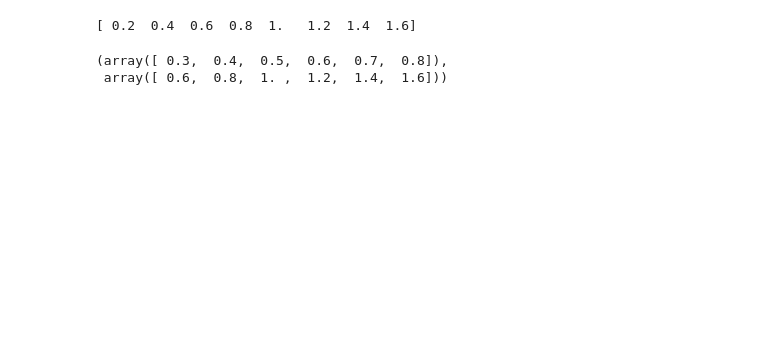
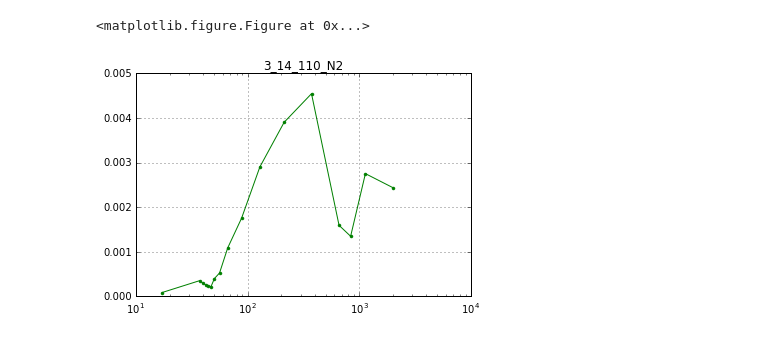
Before and after one commit to jianghan2013/gas-adsorption1, a Jupyter notebook: test.ipynb, the cells around one changed output. Saved outputs shown, nothing was run; the diff lists cells and outputs as text; code cells hidden in the pictures; blank space fills up the shorter version.

```diff
--- a/test.ipynb
+++ b/test.ipynb
@@ -9,11 +12,19 @@ from BJH_function import BJH_calculation
-# %%
-P = np.arange(0.1,0.9,0.1)
-Q = np.arange(0.2,1.8,0.2)
-#P.any()>0.2
-print(Q)
-P1,Q1 = BJH_calculation.restrict_isotherm( P, Q, 0.3, 0.8 )
-P1,Q1
-# %% [output]
-[ 0.2  0.4  0.6  0.8  1.   1.2  1.4  1.6]
-(array([ 0.3,  0.4,  0.5,  0.6,  0.7,  0.8]),
- array([ 0.6,  0.8,  1. ,  1.2,  1.4,  1.6]))
+# %%
+filename = 'pyrolysis_2_93.xlsx'
+filename ='test_iso.xlsx'
+sheetname = '3_14_110_N2'
+gas_type = 'N2'
+use_pressure = True
+iso_df = pd.read_excel(filename,sheetname=sheetname)
+p_measure = np.array(iso_df['p_rels'])
+Q_measure = np.array(iso_df['q_abs'])
+Davg,Vp,Vp_ccum,Vp_dlogD = BJH_calculation.BJH_main(p_measure,Q_measure,use_pressure=use_pressure,gas_type=gas_type)
+figure = plt.figure()
+fig,axis = plt.subplots()
+axis.set_title(sheetname)
+axis.semilogx(Davg[1:],Vp[1:],'g.-')
+axis.set_ylim([0,0.005])
+plt.grid()
+# %% [output]
+<matplotlib.figure.Figure at 0x...>
+[figure, added]
```
Also changed, not shown: parts of 7 cells of this notebook, 6 other files.
